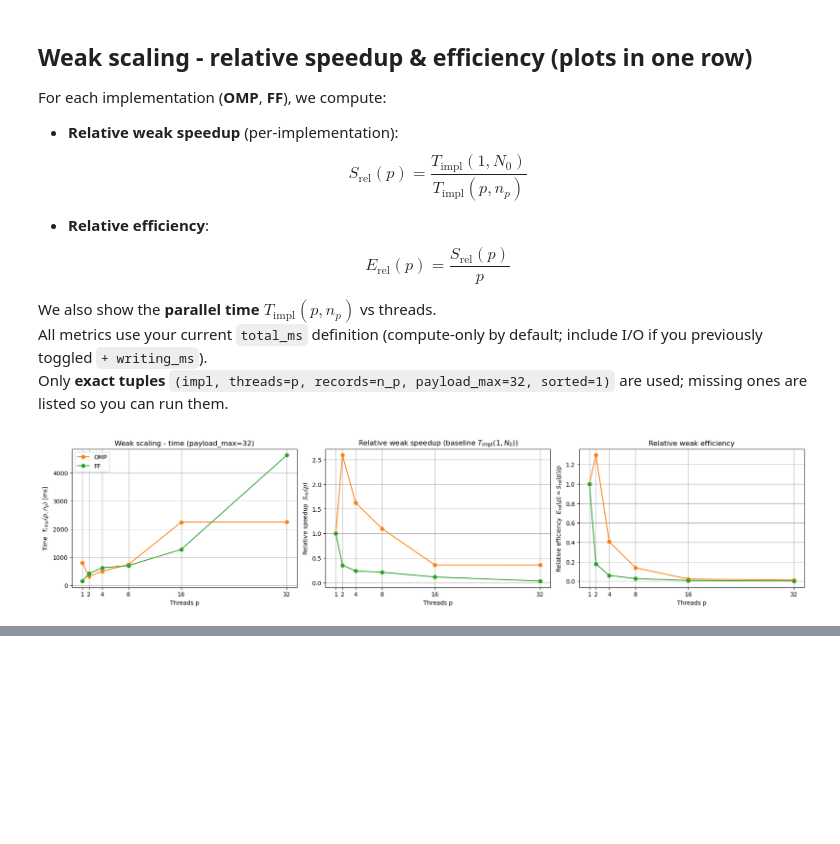
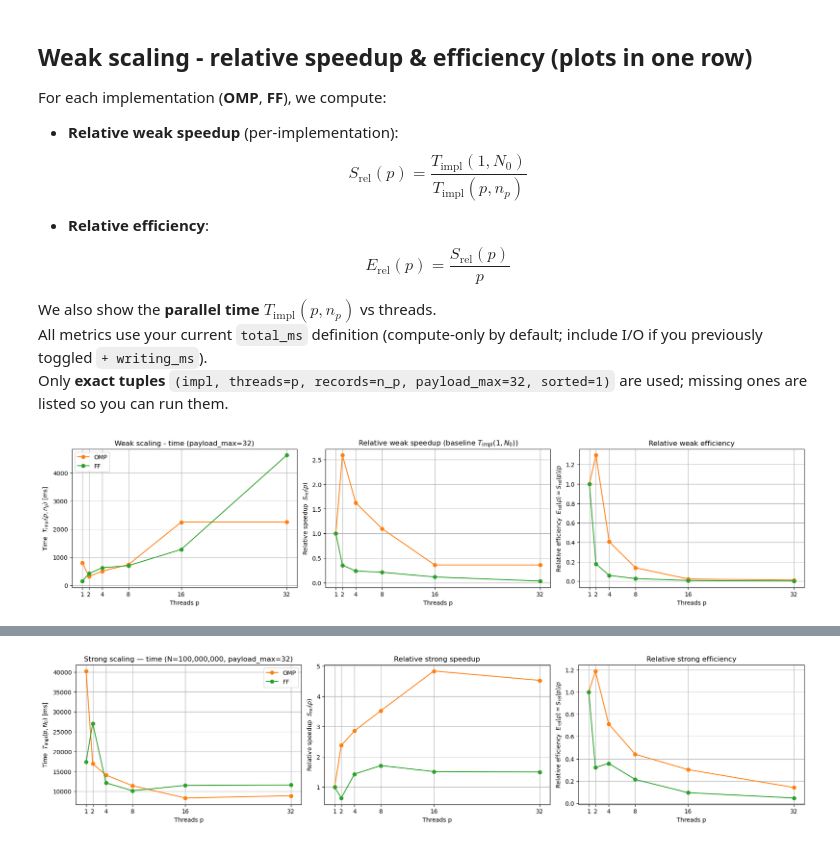
Before and after one commit to davide-marchi/Parallel-and-Distributed-Systems-Paradigms-and-Models, a Jupyter notebook: analysis/seq_omp_ff_composites.ipynb, the cells around one changed output, grey strips where cells are left out. Drawn from its saved outputs; the diff is of its cells as text; code cells hidden in the pictures; blank space fills up the shorter version.

```diff
--- a/analysis/seq_omp_ff_composites.ipynb
+++ b/analysis/seq_omp_ff_composites.ipynb
@@ -468,0 +484,95 @@ plt.show()
+# %%
+# === Strong scaling (relative) for OMP & FF, three plots side-by-side ===
+import pandas as pd
+import matplotlib.pyplot as plt
+
+# Constants
+PAYLOAD_FIX = 32
+P_LIST = [1, 2, 4, 8, 16, 32]
+N0 = 100_000_000   # fixed problem size for strong scaling
+
+# Colors (OMP=orange, FF=green)
+COLORS = {"omp": "tab:orange", "ff": "tab:green"}
+
+# Ensure 'data' exists (filtered to sorted==1) and has 'total_ms'
+if 'data' not in globals():
+    raise RuntimeError("Expected a 'data' DataFrame in scope. Run the load/filter cell first.")
+
+rows = []
+missing = []
+
+for impl in ["omp", "ff"]:
+    # Baseline: T_impl(1, N0)
+    base = data[(data["impl"]==impl) &
+                (data["threads"]==1) &
+                (data["payload_max"]==PAYLOAD_FIX) &
+                (data["records"]==N0)]
+    if base.empty:
+        missing.append((impl, 1, N0, "baseline_missing"))
+        continue
+    T1 = base["total_ms"].median()
+
+    # Points for each p
+    for p in P_LIST:
+        dfp = data[(data["impl"]==impl) &
+                   (data["threads"]==p) &
+                   (data["payload_max"]==PAYLOAD_FIX) &
+                   (data["records"]==N0)]
+        if dfp.empty:
+            missing.append((impl, p, N0, "tuple_missing"))
+            continue
+        Tp = dfp["total_ms"].median()
+        S_rel = T1 / Tp
+        E_rel = S_rel / p
+
+        rows.append({
+            "impl": impl,
+            "threads": p,
+            "T_impl_p_ms": Tp,
+            "S_rel": S_rel,
+            "E_rel": E_rel
+        })
+
+strong_rel_df = pd.DataFrame(rows).sort_values(["impl","threads"]).reset_index(drop=True)
+
+if missing:
+    print("Missing tuples for relative strong scaling (impl, threads, records, reason):")
+    for t in missing:
+        print("  ", t)
+
+# --- Three subplots in one row: Time, Relative Speedup, Relative Efficiency ---
+fig, axes = plt.subplots(1, 3, figsize=(18, 4), constrained_layout=True)
+
+# 1) Time vs threads
+ax = axes[0]
+for impl in ["omp", "ff"]:
+    dfi = strong_rel_df[strong_rel_df["impl"]==impl].sort_values("threads")
+    if dfi.empty: continue
+    ax.plot(dfi["threads"], dfi["T_impl_p_ms"], marker="o", label=impl.upper(), color=COLORS.get(impl))
+ax.set_xlabel("Threads p"); ax.set_ylabel(r"Time  $T_{\mathrm{impl}}(p, N_0)$ [ms]")
+ax.set_title(f"Strong scaling — time (N={N0:,}, payload_max={PAYLOAD_FIX})")
+ax.set_xticks(P_LIST); ax.grid(True); ax.legend()
+
+# 2) Relative strong speedup
+ax = axes[1]
+for impl in ["omp", "ff"]:
+    dfi = strong_rel_df[strong_rel_df["impl"]==impl].sort_values("threads")
+    if dfi.empty: continue
+    ax.plot(dfi["threads"], dfi["S_rel"], marker="o", label=impl.upper(), color=COLORS.get(impl))
+ax.set_xlabel("Threads p"); ax.set_ylabel(r"Relative speedup  $S_{\mathrm{rel}}(p)$")
+ax.set_title("Relative strong speedup")
+ax.set_xticks(P_LIST); ax.grid(True)
+
+# 3) Relative strong efficiency
+ax = axes[2]
+for impl in ["omp", "ff"]:
+    dfi = strong_rel_df[strong_rel_df["impl"]==impl].sort_values("threads")
+    if dfi.empty: continue
+    ax.plot(dfi["threads"], dfi["E_rel"], marker="o", label=impl.upper(), color=COLORS.get(impl))
+ax.set_xlabel("Threads p"); ax.set_ylabel(r"Relative efficiency  $E_{\mathrm{rel}}(p)=S_{\mathrm{rel}}(p)/p$")
+ax.set_title("Relative strong efficiency")
+ax.set_xticks(P_LIST); ax.grid(True)
+
+plt.show()
+# %% [output]
+[figure, added]
```
Also changed, not shown: parts of 1 cell of this notebook.
